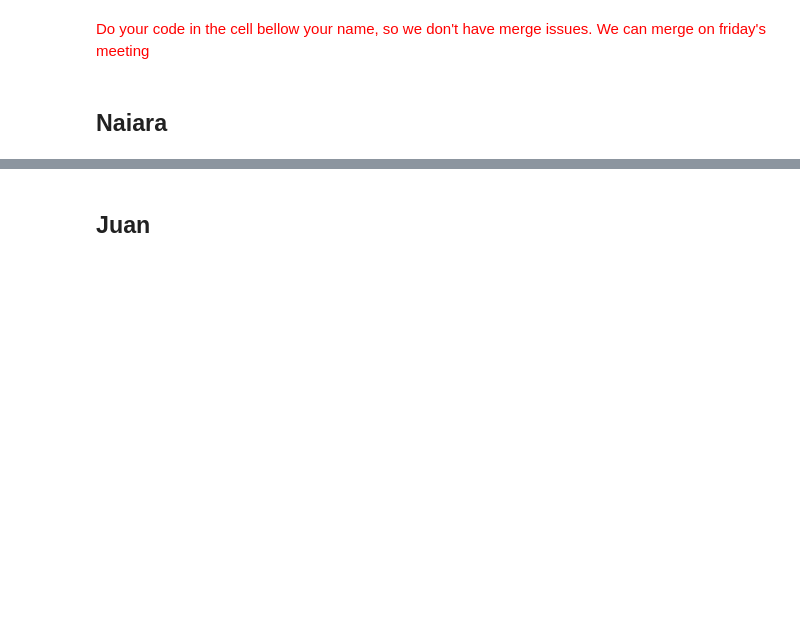
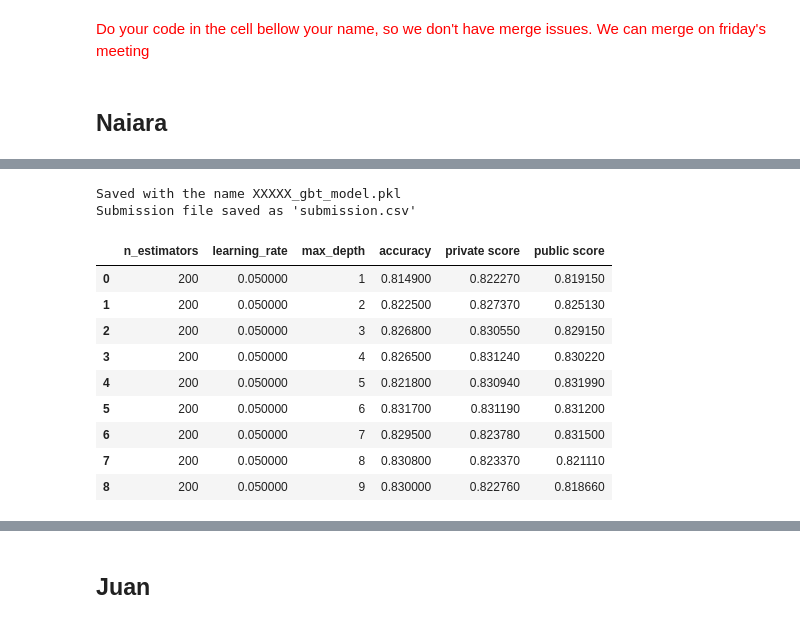
Before and after one commit to naiaraAM/ML_project_UT, a Jupyter notebook: Project_ML.ipynb, the cells around one changed output, grey strips where cells are left out. Saved outputs shown, nothing was run; the diff lists cells and outputs as text; code cells hidden in the pictures; blank space fills up the shorter version.

Commit message:
Improved models

```diff
--- a/Project_ML.ipynb
+++ b/Project_ML.ipynb
@@ -120,0 +172,43 @@ submitModel(model, test_data) # 0.82420
+# %%
+filename = "XXXXX_gbt_model.pkl"
+save_model(filename)
+#model = load_model(filename)
+
+y_test = model.predict(X_test_pca)
+y_test = label_encoder.inverse_transform(y_test)
+
+submission = pd.DataFrame(
+    {'id': test_data["id"], 'Target': y_test},
+    columns=['id', 'Target']
+)
+submission.to_csv('submission.csv', index=False)
+print("Submission file saved as 'submission.csv'")
+# %% [output]
+Saved with the name XXXXX_gbt_model.pkl
+Submission file saved as 'submission.csv'
+# %%
+data_depth = {
+    'n_estimators': [200, 200, 200, 200, 200, 200, 200, 200, 200],
+    'learning_rate': [0.05, 0.05, 0.05, 0.05, 0.05, 0.05, 0.05, 0.05, 0.05],
+    'max_depth': [1, 2, 3, 4, 5, 6, 7, 8, 9],
+    'accuracy': [0.8149, 0.8225, 0.8268, 0.8265, 0.8218, 0.8317, 0.8295, 0.8308, 0.8300],
+    'private score': [0.82227, 0.82737, 0.83055, 0.83124, 0.83094, 0.83119, 0.82378, 0.82337, 0.82276],
+    'public score': [0.81915, 0.82513, 0.82915, 0.83022, 0.83199, 0.83120, 0.83150, 0.82111, 0.81866]
+}
+
+df_depth = pd.DataFrame(data_depth)
+
+df_styled = df_depth.style.background_gradient(subset=["accuracy", "public score", "private score"], cmap="RdYlGn", vmin=0.8148, vmax=0.84)
+
+df_styled
+# %% [output]
+|  | n_estimators | learning_rate | max_depth | accuracy | private score | public score |
+| 0 | 200 | 0.050000 | 1 | 0.814900 | 0.822270 | 0.819150 |
+| 1 | 200 | 0.050000 | 2 | 0.822500 | 0.827370 | 0.825130 |
+| 2 | 200 | 0.050000 | 3 | 0.826800 | 0.830550 | 0.829150 |
+| 3 | 200 | 0.050000 | 4 | 0.826500 | 0.831240 | 0.830220 |
+| 4 | 200 | 0.050000 | 5 | 0.821800 | 0.830940 | 0.831990 |
+| 5 | 200 | 0.050000 | 6 | 0.831700 | 0.831190 | 0.831200 |
+| 6 | 200 | 0.050000 | 7 | 0.829500 | 0.823780 | 0.831500 |
+| 7 | 200 | 0.050000 | 8 | 0.830800 | 0.823370 | 0.821110 |
+| 8 | 200 | 0.050000 | 9 | 0.830000 | 0.822760 | 0.818660 |
```
Also changed, not shown: parts of 18 cells of this notebook.
